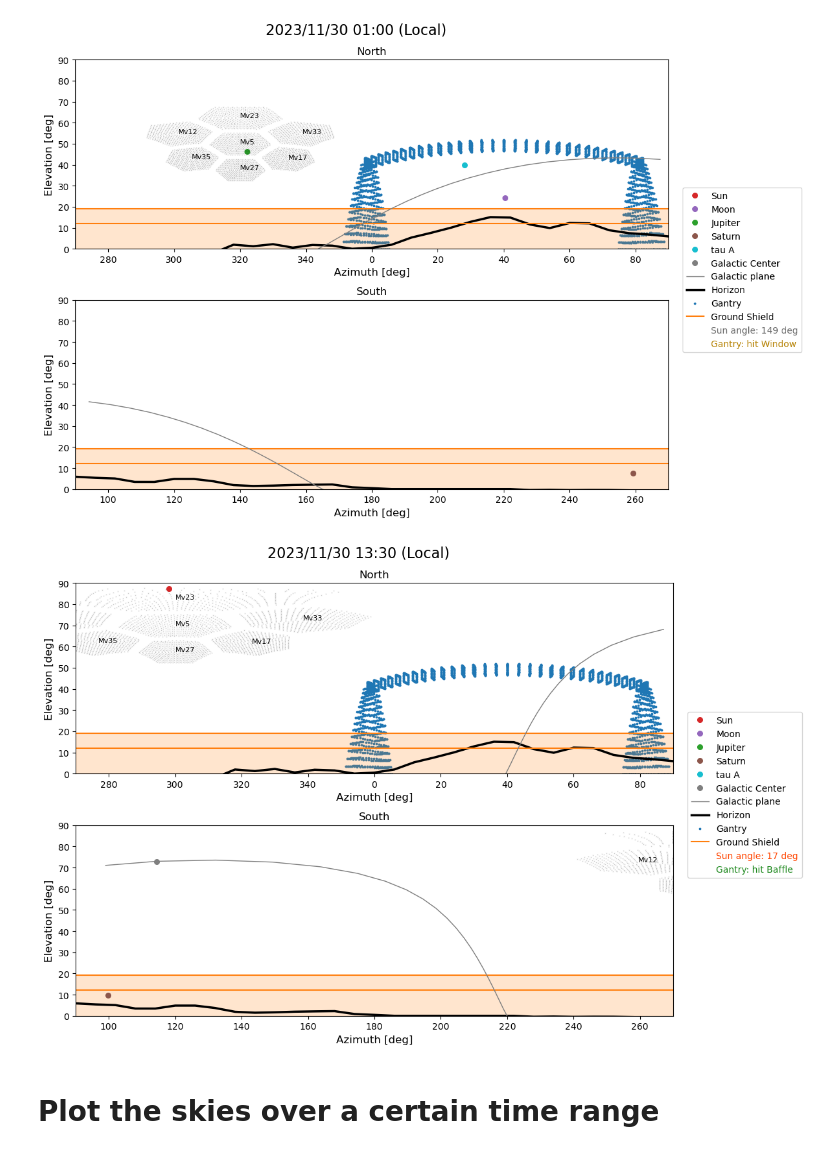
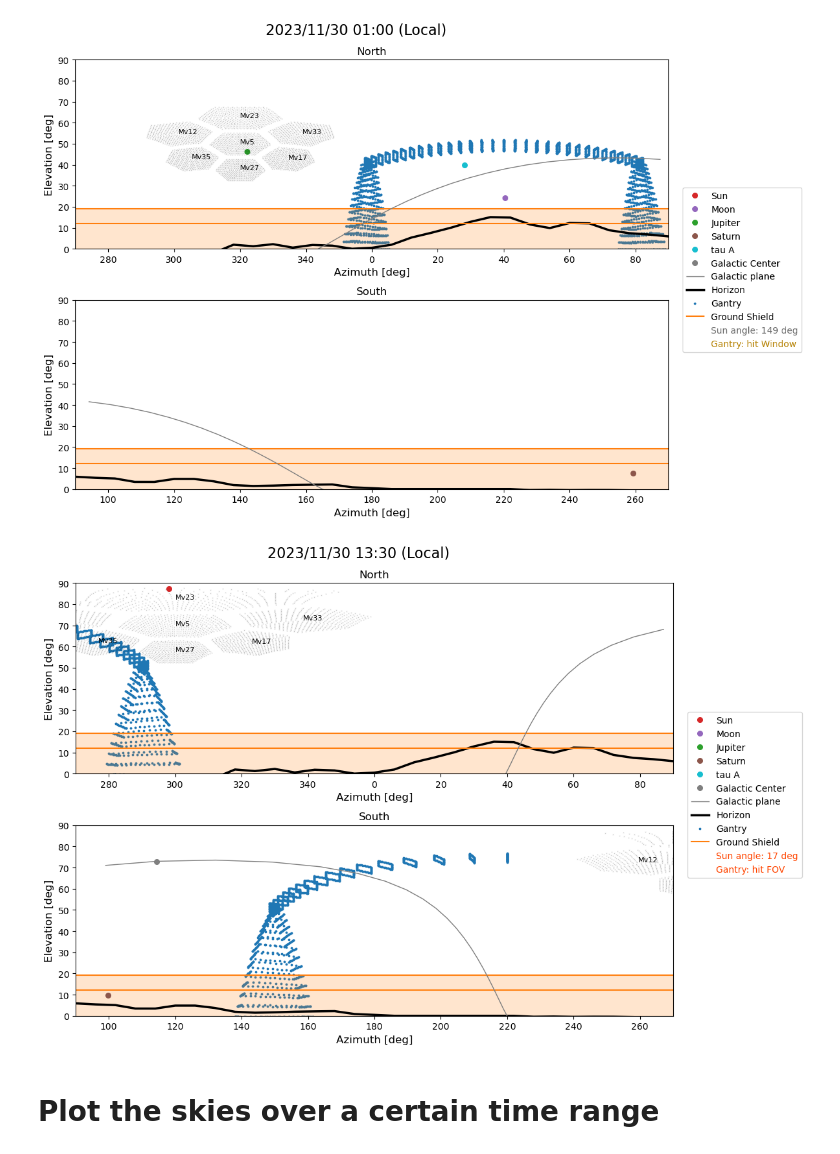
Before and after one commit to d1ssk/satp3sky, a Jupyter notebook: example.ipynb, the cells around one changed output. Drawn from its saved outputs; the diff is of its cells as text; code cells hidden in the pictures.

Commit message:
bug fix on gantry position

```diff
--- a/example.ipynb
+++ b/example.ipynb
@@ -12,9 +12,9 @@ p.plot_sky('2023/11/30/1/0', focalplane=True, Az=320, El=50)
 # %% [output]
 [figure]
 # %%
-p.plot_sky('2023/11/30/13/30', focalplane=True, Az=300, El=70)
+p.plot_sky('2023/11/30/13/30', focalplane=True, Az=300, El=70, r=1) # r=1 means gantry is fully moved to the end of the rail
 # %% [output]
-[figure, old version]
+[figure, new version]
 # %% [markdown]
 # Plot the skies over a certain time range
 # %%
```
Also changed, not shown: parts of 1 cell of this notebook, 2 other files.
